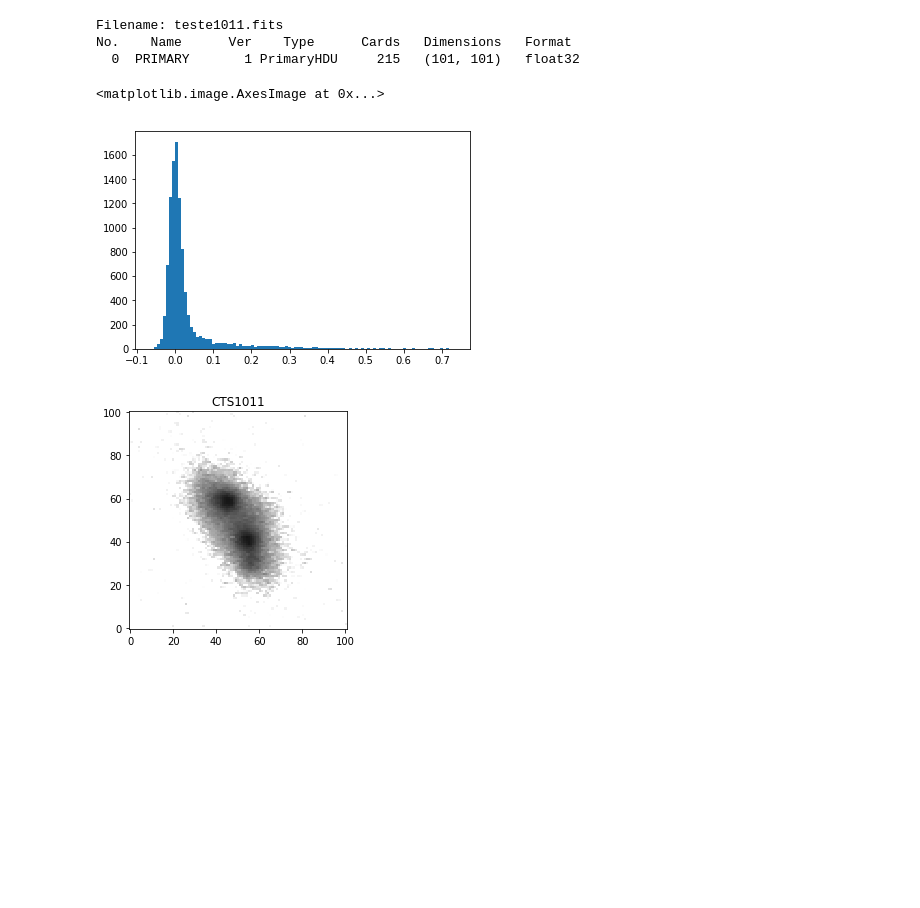
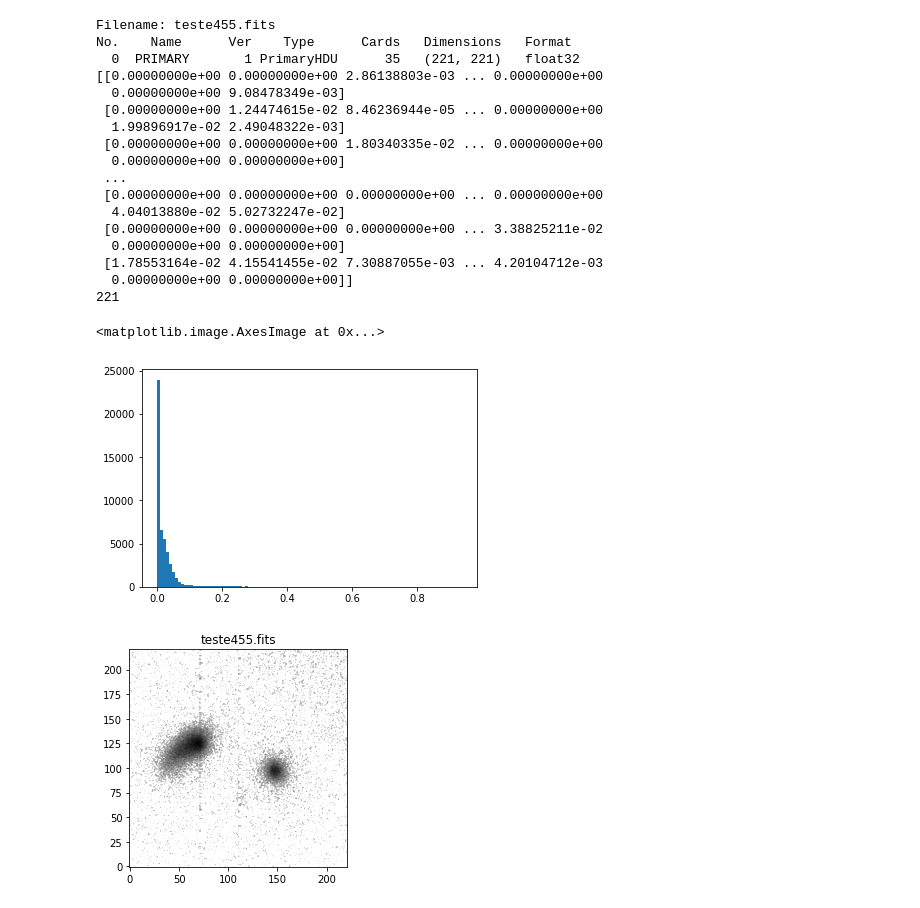
Before and after one commit to jvictor42/Useful-astro, a Jupyter notebook: petrosian_radius_definitive.ipynb, the cells around one changed output. Cells and saved outputs as stored; diff of their text form; code cells hidden in the pictures; blank space fills up the shorter version.

```diff
--- a/petrosian_radius_definitive.ipynb
+++ b/petrosian_radius_definitive.ipynb
@@ -19,29 +17,47 @@ log_stretch = LogStretch(a=10000.0)
 def normalize(image):
     m, M = np.min(image), np.max(image)
     return (image-m) / (M-m)
+# %%
+#Imagens
+GHII = 'teste455.fits'
+image_star = 'teste455_psf.fits'
+image_mask = 'flag.fits'
+weight = 'weight.fits'
 # %%
-GHII = 'teste1011.fits'
-image_star = 'teste1011_psf.fits'
-weight= 'weight.fits'
-
+#Galáxia
 filename = get_pkg_data_filename(GHII)
 fits.info(filename)
 
-hdu = fits.open(filename)
-#hdu.writeto( 'newtable.fits' )
-image_data = hdu[0].data
+galaxy = fits.open(filename)
+image_data = galaxy[0].data
 
 NBINS = 100
-histogram = plt.hist(image_data.flatten(), NBINS)
+histogram = plt.hist(image_data.flatten(), NBINS) #histograma usado para saber os limites de pixel
 
 fig = plt.figure()
 ax = fig.add_subplot(111)
-plt.title('CTS1011')
+plt.title(filename)
+print(image_data)
+print(len(image_data))
 plt.imshow(image_data, origin='lower', cmap='gray_r',norm=LogNorm(vmin=0.025, vmax=1))
 # %% [output]
-Filename: teste1011.fits
+Filename: teste455.fits
 No.    Name      Ver    Type      Cards   Dimensions   Format
-  0  PRIMARY       1 PrimaryHDU     215   (101, 101)   float32
+  0  PRIMARY       1 PrimaryHDU      35   (221, 221)   float32
+[[0.00000000e+00 0.00000000e+00 2.86138803e-03 ... 0.00000000e+00
+  0.00000000e+00 9.08478349e-03]
+ [0.00000000e+00 1.24474615e-02 8.46236944e-05 ... 0.00000000e+00
+  1.99896917e-02 2.49048322e-03]
+ [0.00000000e+00 0.00000000e+00 1.80340335e-02 ... 0.00000000e+00
+  0.00000000e+00 0.00000000e+00]
+ ...
+ [0.00000000e+00 0.00000000e+00 0.00000000e+00 ... 0.00000000e+00
+  4.04013880e-02 5.02732247e-02]
+ [0.00000000e+00 0.00000000e+00 0.00000000e+00 ... 3.38825211e-02
+  0.00000000e+00 0.00000000e+00]
+ [1.78553164e-02 4.15541455e-02 7.30887055e-03 ... 4.20104712e-03
+  0.00000000e+00 0.00000000e+00]]
+221
 <matplotlib.image.AxesImage at 0x...>
-[figure, old version]
+[figure, new version]
-[figure, old version]
+[figure, new version]
```
Also changed, not shown: parts of 12 cells of this notebook, 3 other files.
